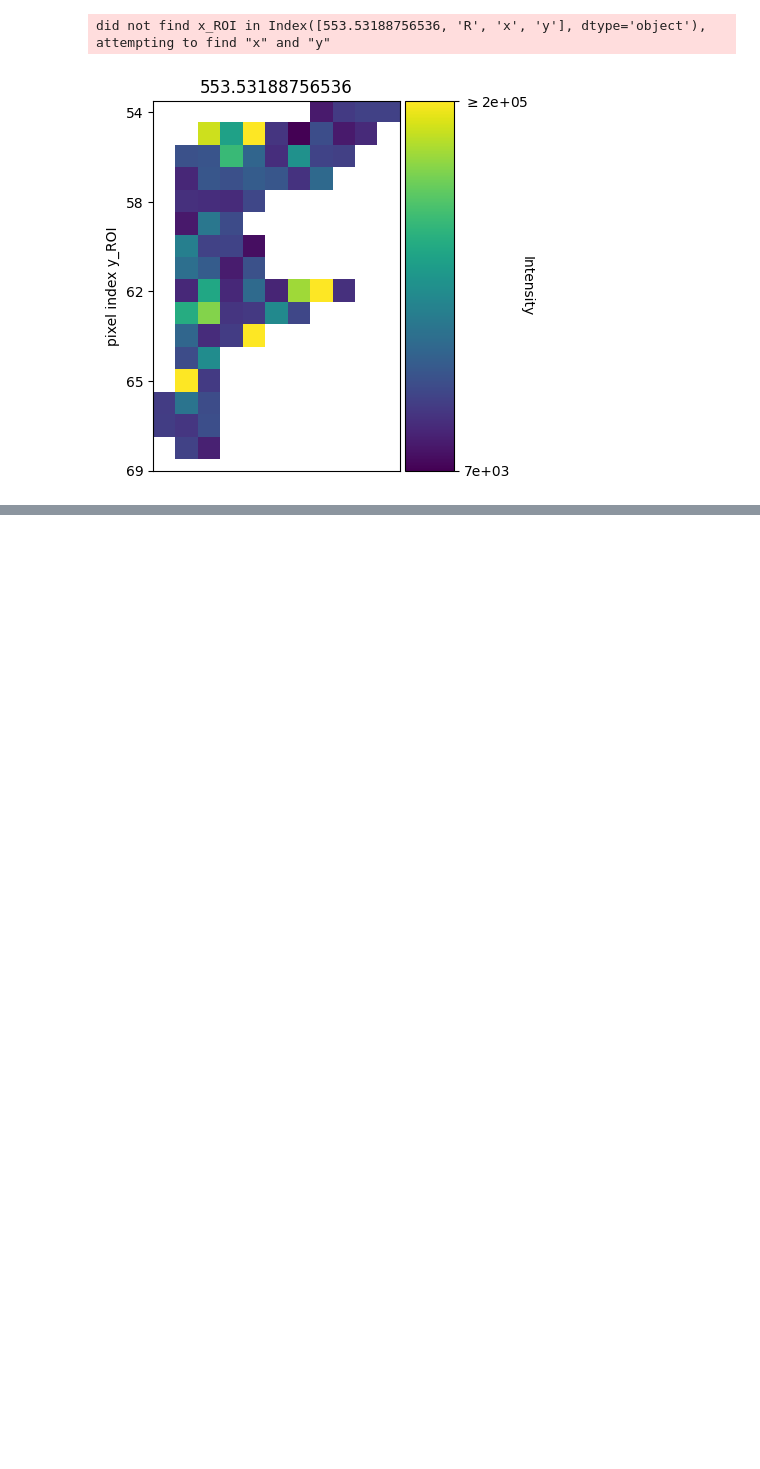
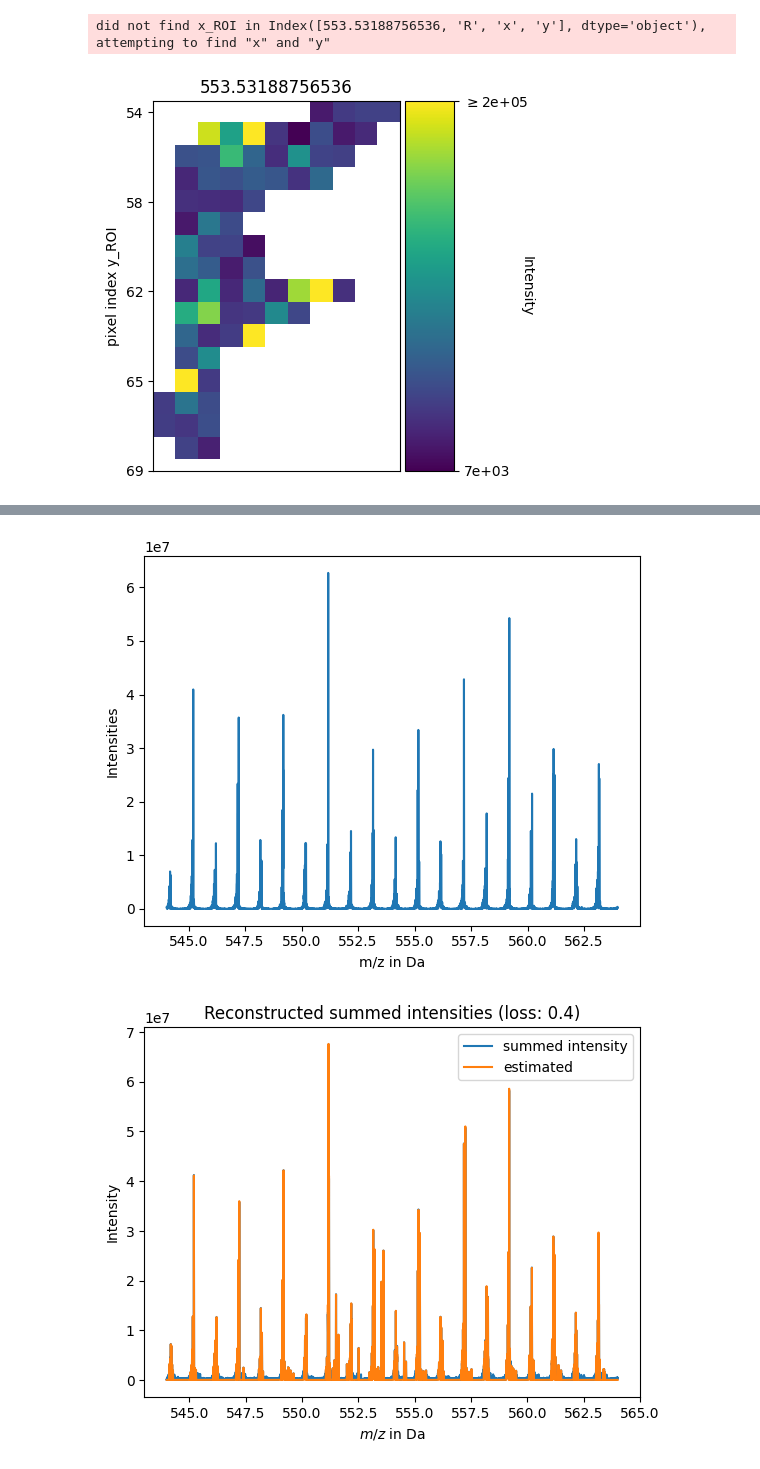
Before and after one commit to yaza11/maspim, a Jupyter notebook: Notebooks/02_Spectra.ipynb, the cells around one changed output, grey strips where cells are left out. Saved outputs shown, nothing was run; the diff lists cells and outputs as text; code cells hidden in the pictures; blank space fills up the shorter version.

```diff
--- a/Notebooks/02_Spectra.ipynb
+++ b/Notebooks/02_Spectra.ipynb
@@ -409,0 +404,6 @@ In general, we'd recommend using the *shortcut* way, but checking if results mee
+# %%
+spec._get_spectrum(reader, 70, False).plot('-')
+spec.plot_summed()
+# %% [output]
+[figure, added]
+[figure, added]
```
Also changed, not shown: parts of 6 cells of this notebook, 2 other files.
